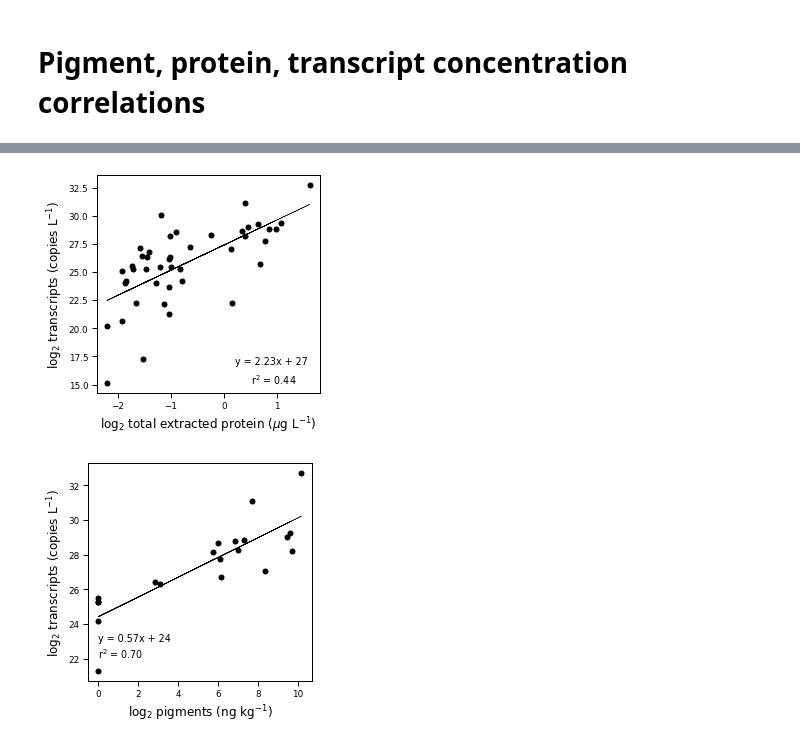
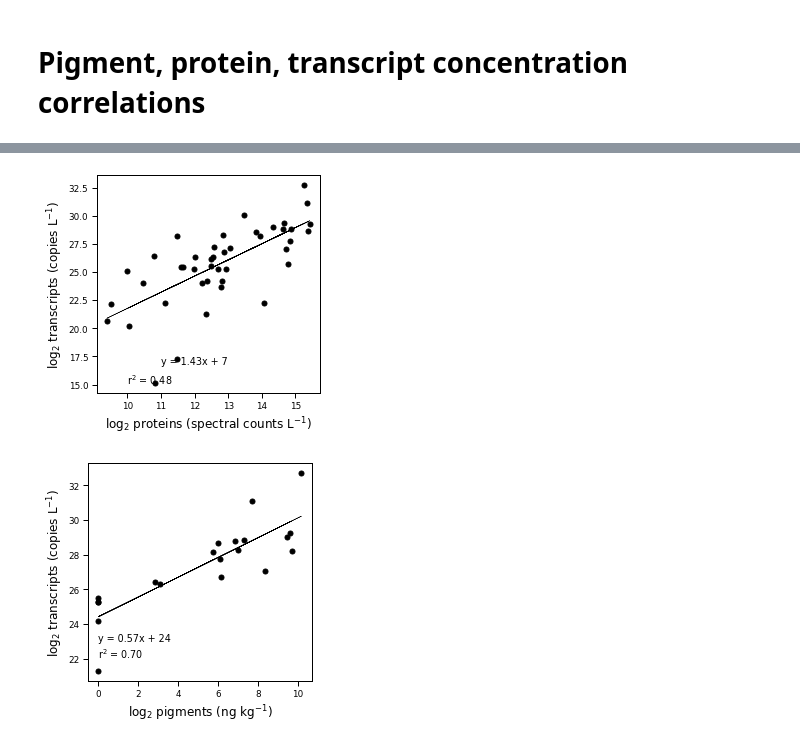
Before and after one commit to cnatalie/BATS, a Jupyter notebook: profiles.ipynb, the cells around one changed output, grey strips where cells are left out. Drawn from its saved outputs; the diff is of its cells as text; code cells hidden in the pictures.

```diff
--- a/profiles.ipynb
+++ b/profiles.ipynb
@@ -913,37 +913,37 @@ fig.savefig('prot_pigment.eps', format='eps', bbox_inches = "tight")
 # %%
 #Proteins vs transcripts
 data = pd.read_csv('pigments_trans_prot.csv')
 data = data[data['ID'] != '7_500']
-subset = data[["Proteins(ug/L)", "Factor"]]
+subset = data[["Proteins( spectral counts/L)", "Transcripts(copiesL)"]]
 fix = subset.dropna()
 
 #Add axis labels, connect the dots, invert the plot
 fig = plt.figure(figsize=(4,4))
 ax1 = fig.add_subplot(111)
 
-y = np.log2(fix['Factor'])
-x = np.log2(fix['Proteins(ug/L)'])
+y = np.log2(fix['Transcripts(copiesL)'])
+x = np.log2(fix['Proteins( spectral counts/L)'])
 
 #Change look of plot
 x1_color = 'black'
 font_size = 12
 
 # plot
 fig1 = ax1.plot(x, y, 'o', color=x1_color, linewidth=2, markersize=5, data=fix)
 
 #axes labels
 #ax1.set_xlabel('Depth (m)', fontsize=font_size)
-ax1.set_xlabel('log$_{2}$ total extracted protein ($\mu$g L$^{-1}$)', color=x1_color, fontsize=font_size)
+ax1.set_xlabel('log$_{2}$ proteins (spectral counts L$^{-1}$)', color=x1_color, fontsize=font_size)
 ax1.set_ylabel('log$_{2}$ transcripts (copies L$^{-1}$)', color=x1_color, fontsize=font_size)
 
 import scipy.stats
 m, b, r_value, p_value, std_err = scipy.stats.linregress(x, y)
 ax1.plot(x, m*x+b, '-', color='black', linewidth=0.5)
-ax1.annotate('r$^2$ = ' + str("{:.2f}".format(r_value**2)), xy=(0.5,15))
-ax1.annotate('y = ' + str("{:.2f}".format(m)) + 'x + ' + str("{:.0f}".format(b)), xy=(0.2,16.8))
+ax1.annotate('r$^2$ = ' + str("{:.2f}".format(r_value**2)), xy=(9.5,15))
+ax1.annotate('y = ' + str("{:.2f}".format(m)) + 'x + ' + str("{:.0f}".format(b)), xy=(9.5,16.8))
 fig.savefig('prot_trans.eps', format='eps', bbox_inches = "tight")
 # %% [output]
-[figure, old version]
+[figure, new version]
 # %%
 #Transcripts vs pigments
 data = pd.read_csv('pigments_trans_prot.csv')
```
Also changed, not shown: parts of 1 cell of this notebook, 1 other file.
